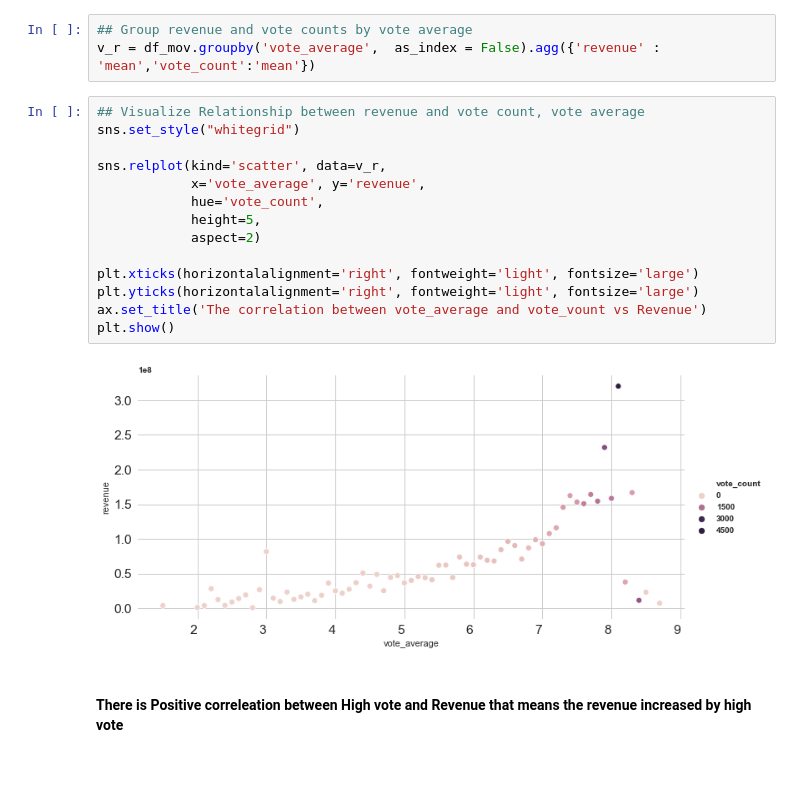
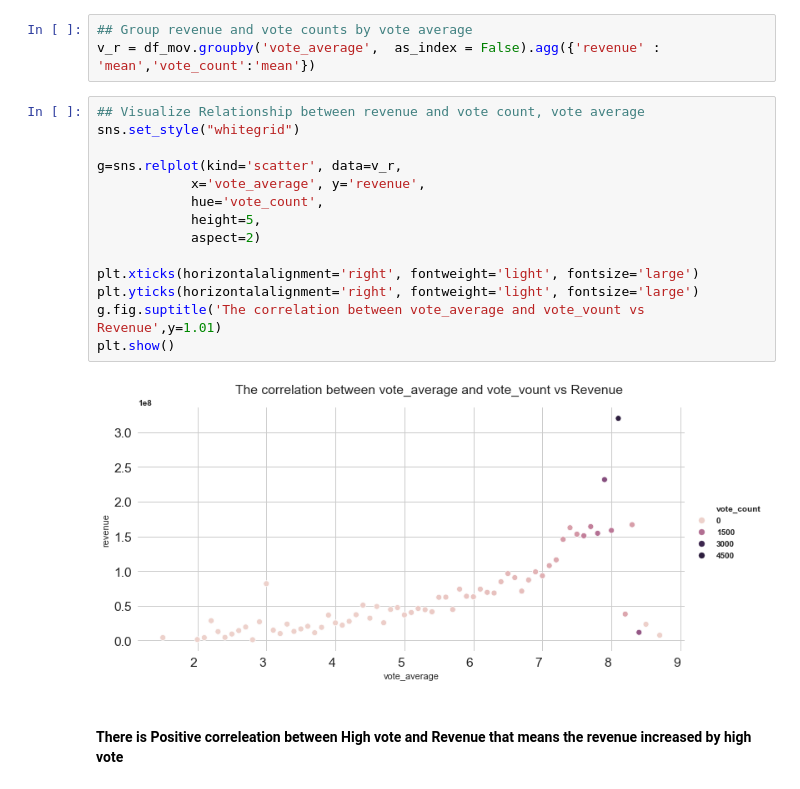
Before and after one commit to abdullah2297/analyze-movies, a Jupyter notebook: Investigate_a_tmdb.ipynb, the cells around one changed output. Saved outputs shown, nothing was run; the diff lists cells and outputs as text.

```diff
--- a/Investigate_a_tmdb.ipynb
+++ b/Investigate_a_tmdb.ipynb
@@ -353,19 +355,19 @@ v_r = df_mov.groupby('vote_average',  as_index = False).agg({'revenue' : 'mean',
 # %%
 ## Visualize Relationship between revenue and vote count, vote average
 sns.set_style("whitegrid")
 
-sns.relplot(kind='scatter', data=v_r,
+g=sns.relplot(kind='scatter', data=v_r,
             x='vote_average', y='revenue',
             hue='vote_count',
             height=5,
             aspect=2)
 
 plt.xticks(horizontalalignment='right', fontweight='light', fontsize='large')
 plt.yticks(horizontalalignment='right', fontweight='light', fontsize='large')
-ax.set_title('The correlation between vote_average and vote_vount vs Revenue')
+g.fig.suptitle('The correlation between vote_average and vote_vount vs Revenue',y=1.01)
 plt.show()
 # %% [output]
-[figure, old version]
+[figure, new version]
 # %% [markdown]
 #### There is Positive correleation between High vote and Revenue that means the revenue increased by high vote
 # %% [markdown]
```
Also changed, not shown: parts of 2 cells of this notebook, 1 other file.
